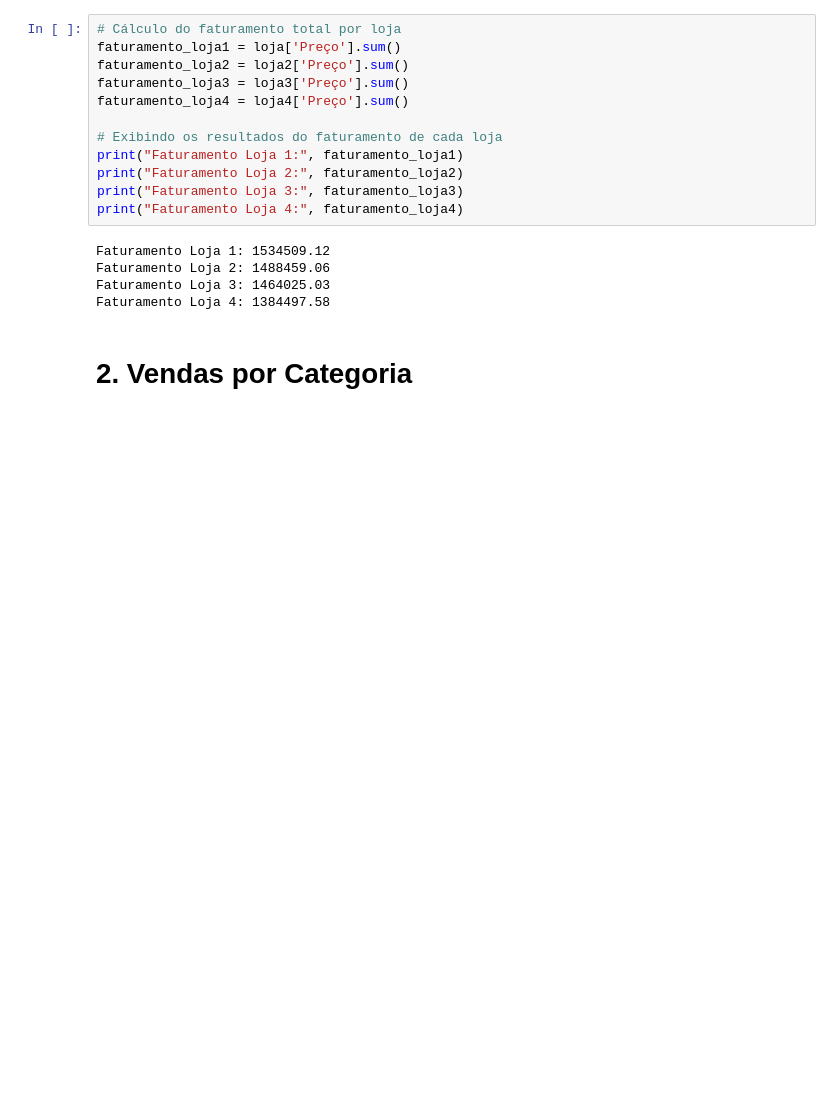
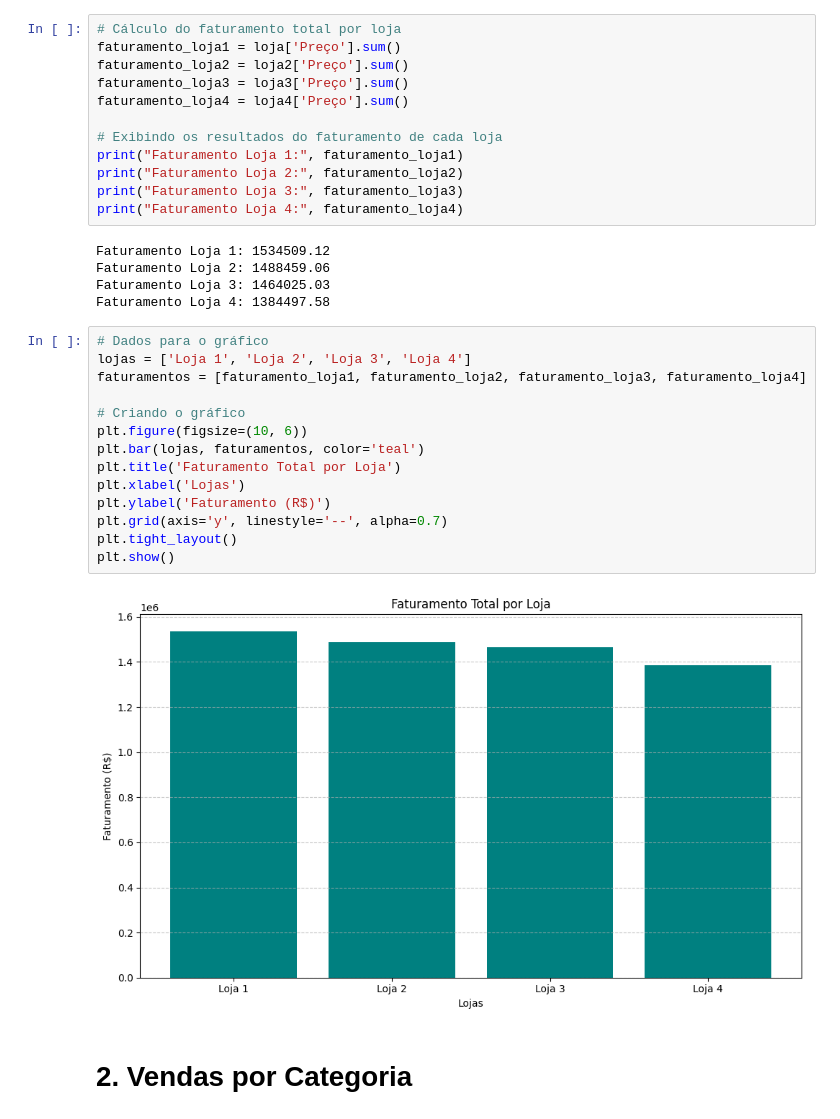
Before and after one commit to ogabrielpaes/challenge-data-science, a Jupyter notebook: AluraStoreBr.ipynb, the cells around one changed output. Saved outputs shown, nothing was run; the diff lists cells and outputs as text; blank space fills up the shorter version.

```diff
--- a/AluraStoreBr.ipynb
+++ b/AluraStoreBr.ipynb
@@ -43,5 +43,21 @@ Faturamento Loja 1: 1534509.12
 Faturamento Loja 2: 1488459.06
 Faturamento Loja 3: 1464025.03
 Faturamento Loja 4: 1384497.58
+# %%
+# Dados para o gráfico
+lojas = ['Loja 1', 'Loja 2', 'Loja 3', 'Loja 4']
+faturamentos = [faturamento_loja1, faturamento_loja2, faturamento_loja3, faturamento_loja4]
+
+# Criando o gráfico
+plt.figure(figsize=(10, 6))
+plt.bar(lojas, faturamentos, color='teal')
+plt.title('Faturamento Total por Loja')
+plt.xlabel('Lojas')
+plt.ylabel('Faturamento (R$)')
+plt.grid(axis='y', linestyle='--', alpha=0.7)
+plt.tight_layout()
+plt.show()
+# %% [output]
+[figure, added]
 # %% [markdown]
 # 2. Vendas por Categoria
```
Also changed, not shown: parts of 10 cells of this notebook.
